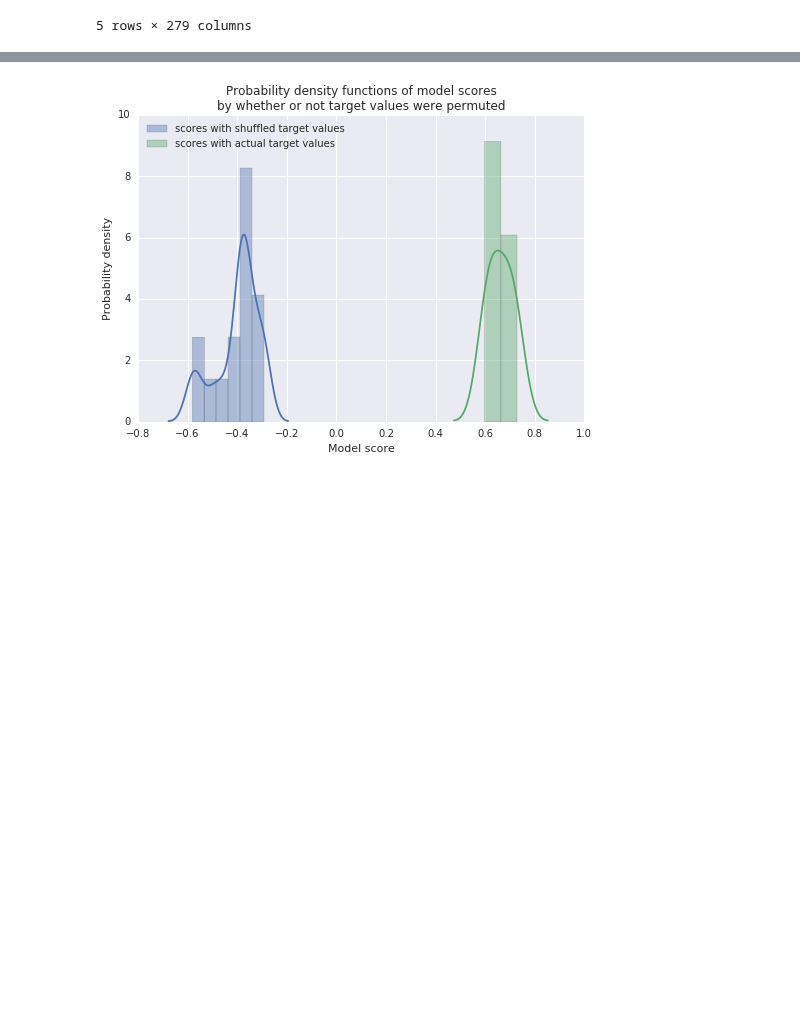
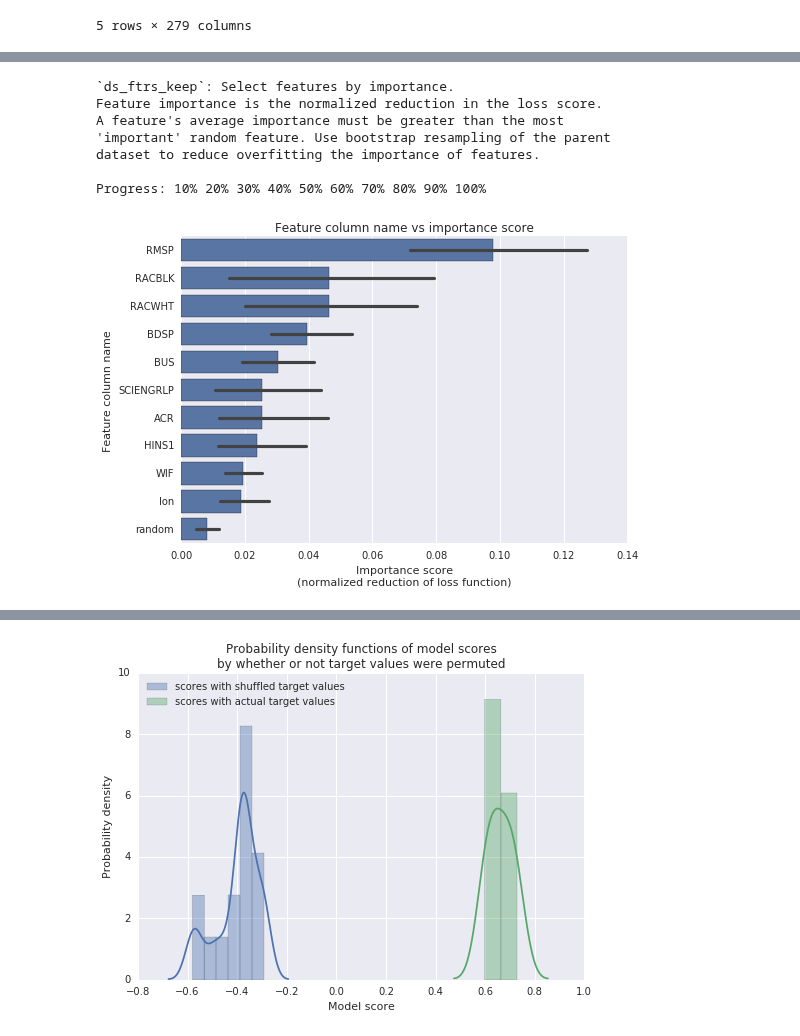
Before and after one commit to stharrold/stharrold.github.io, a Jupyter notebook: content/static/20160221-predict-household-income-from-census/20160221-predict-household-income-from-census.ipynb, the cells around one changed output, grey strips where cells are left out. Cells and saved outputs as stored; diff of their text form; code cells hidden in the pictures; blank space fills up the shorter version.

Commit message:
20160221...md: adding calc_feature_importances, ref #36

```diff
--- a/content/static/20160221-predict-household-income-from-census/20160221-predict-household-income-from-census.ipynb
+++ b/content/static/20160221-predict-household-income-from-census/20160221-predict-household-income-from-census.ipynb
@@ -701,0 +622,27 @@ Time elapsed (sec) = 153.7
+# %%
+print(
+    """`ds_ftrs_keep`: Select features by importance.
+Feature importance is the normalized reduction in the loss score.
+A feature's average importance must be greater than the most
+'important' random feature. Use bootstrap resampling of the parent
+dataset to reduce overfitting the importance of features.
+""")
+time_start = time.perf_counter()
+
+# Note: n_estimators impact the feature importances but only have a small effect on the relative importances.
+estimator = sk_ens.ExtraTreesRegressor(n_estimators=10, n_jobs=-1)
+dsd.ml.calc_feature_importances(
+    estimator=estimator, df_features=df_ftrs, ds_target=ds_trg, ds_weight=ds_pwt,
+    size_sub=1e3, show_progress=True, show_plot=True)
+
+time_stop = time.perf_counter()
+print("Time elapsed (sec) = {diff:.1f}".format(diff=time_stop-time_start))
+# %% [output]
+`ds_ftrs_keep`: Select features by importance.
+Feature importance is the normalized reduction in the loss score.
+A feature's average importance must be greater than the most
+'important' random feature. Use bootstrap resampling of the parent
+dataset to reduce overfitting the importance of features.
+
+Progress: 10% 20% 30% 40% 50% 60% 70% 80% 90% 100%
+[figure, added]
```
Also changed, not shown: parts of 8 cells of this notebook.
